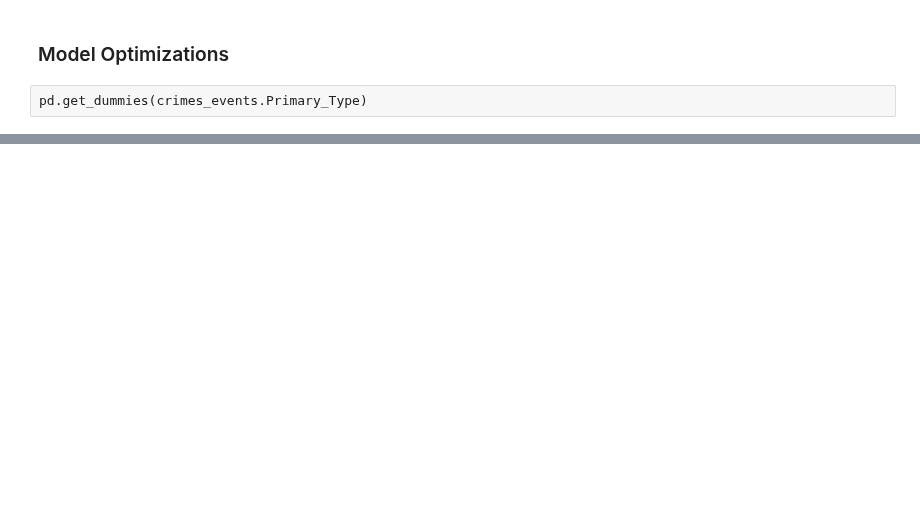
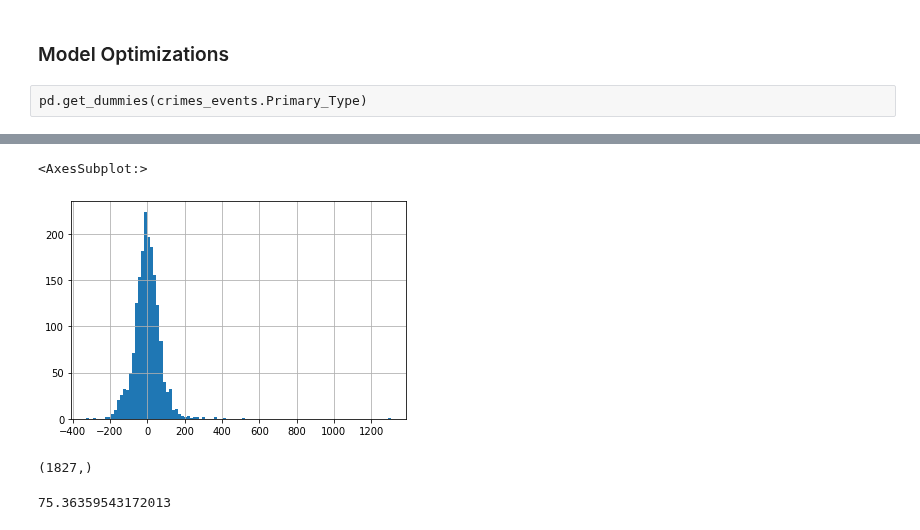
Before and after one commit to leo-cavalcante/crimes-in-chicago, a Jupyter notebook: Time Analysis.ipynb, the cells around one changed output, grey strips where cells are left out. Drawn from its saved outputs; the diff is of its cells as text; code cells hidden in the pictures; blank space fills up the shorter version.

```diff
--- a/Time Analysis.ipynb
+++ b/Time Analysis.ipynb
@@ -810,0 +1056,7 @@ Droping columns for
+# %%
+difference = crimes_events2['Number_of_Crimes'] - crimes_events2['ypred']
+# %%
+difference.hist(bins=100)
+# %% [output]
+<AxesSubplot:>
+[figure, added]
@@ -810,0 +1065,8 @@ Droping columns for
+# %%
+difference.shape[0]
+# %% [output]
+(1827,)
+# %%
+difference.std()
+# %% [output]
+75.36359543172013
```
Also changed, not shown: parts of 35 cells of this notebook, 1 other file.
